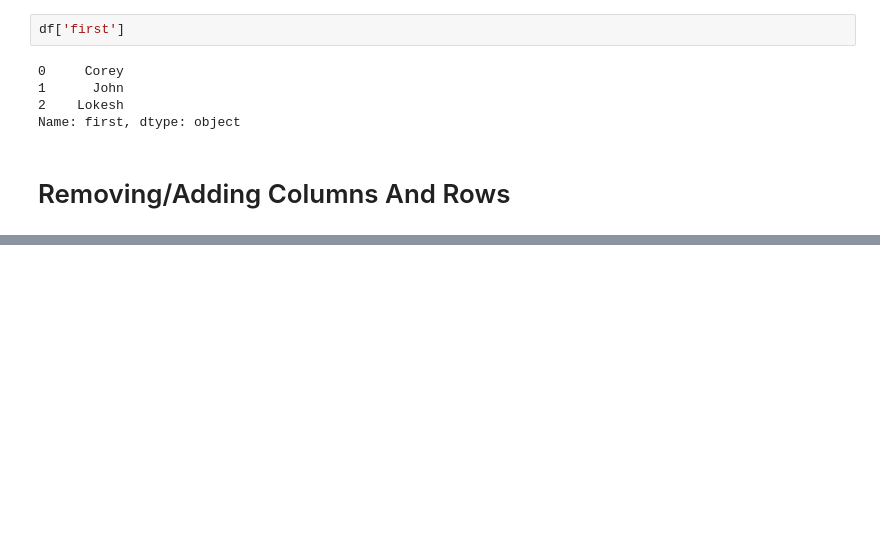
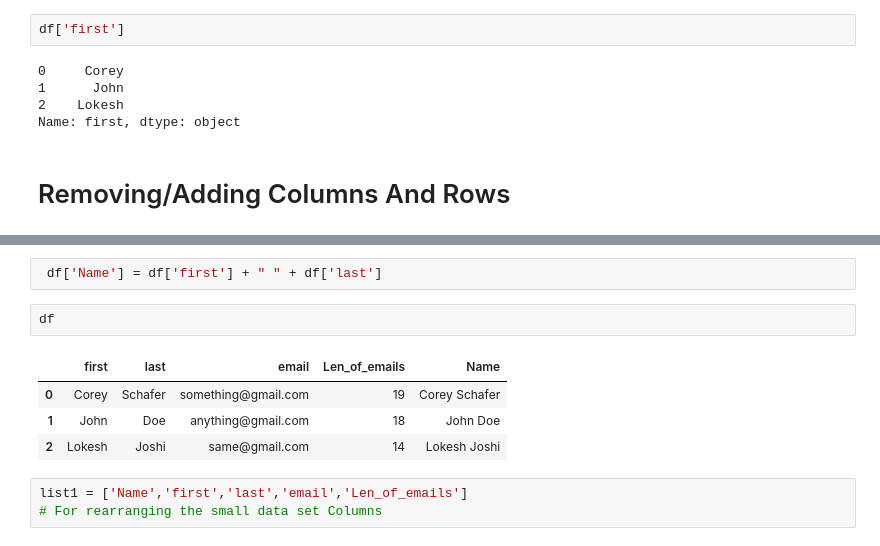
Before and after one commit to lucky-2104/Pandas, a Jupyter notebook: Modifying Data.ipynb, the cells around one changed output, grey strips where cells are left out. Cells and saved outputs as stored; diff of their text form; blank space fills up the shorter version.

```diff
--- a/Modifying Data.ipynb
+++ b/Modifying Data.ipynb
@@ -178,0 +193,12 @@ Name: first, dtype: object
+# %%
+ df['Name'] = df['first'] + " " + df['last']
+# %%
+df
+# %% [output]
+|  | first | last | email | Len_of_emails | Name |
+| 0 | Corey | Schafer | something@gmail.com | 19 | Corey Schafer |
+| 1 | John | Doe | anything@gmail.com | 18 | John Doe |
+| 2 | Lokesh | Joshi | same@gmail.com | 14 | Lokesh Joshi |
+# %%
+list1 = ['Name','first','last','email','Len_of_emails']
+# For rearranging the small data set Columns
```
Also changed, not shown: parts of 14 cells of this notebook, 3 other files.
